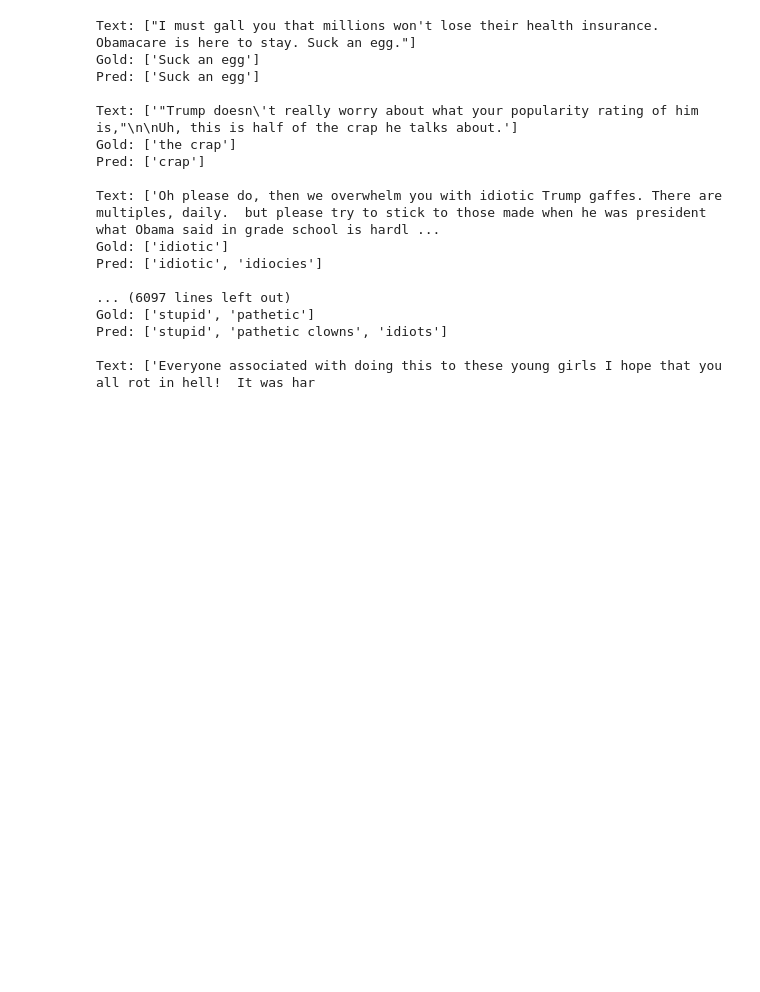
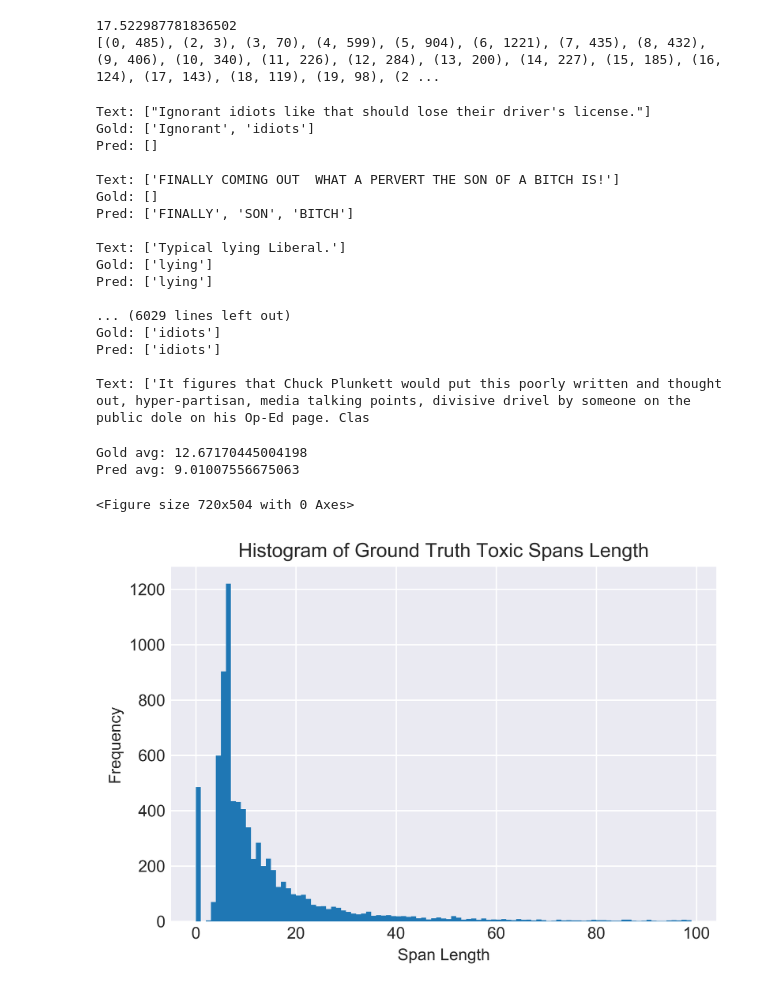
Before and after one commit to Yakoob-Khan/Toxic-Spans-Detection, a Jupyter notebook: code/Test Notebook.ipynb, the cells around one changed output. Saved outputs shown, nothing was run; the diff lists cells and outputs as text; code cells hidden in the pictures; blank space fills up the shorter version.

```diff
--- a/code/Test Notebook.ipynb
+++ b/code/Test Notebook.ipynb
@@ -1,33 +18,75 @@
+# %%
+total = [len(span) for span in spans]
+avg = sum(total) / len(total)
+print(avg)
+from collections import Counter
+count = Counter(total)
+arr = sorted(list(count.items()))
+print(arr)
+# %% [output]
+17.522987781836502
+[(0, 485), (2, 3), (3, 70), (4, 599), (5, 904), (6, 1221), (7, 435), (8, 432), (9, 406), (10, 340), (11, 226), (12, 284), (13, 200), (14, 227), (15, 185), (16, 124), (17, 143), (18, 119), (19, 98), (2 ...
 # %%
 from ast import literal_eval
 
 file = open('predictions.txt', 'r')
+gold, pred = 0, 0
 count = 0
-total = 0
 for line in file.readlines():
     info = literal_eval(line)
     print(f"Text: {info[0]}")
     print(f"Gold: {info[1]}")
     print(f"Pred: {info[2]} \n")
     count += 1
-    total += 1
+    gold += sum([len(word) for word in info[1]])
+    pred += sum([len(word) for word in info[2]])
+
 
 # print(f"Missclassify: {count/total}")
 # %% [output]
-Text: ["I must gall you that millions won't lose their health insurance. Obamacare is here to stay. Suck an egg."]
-Gold: ['Suck an egg']
-Pred: ['Suck an egg']
+Text: ["Ignorant idiots like that should lose their driver's license."]
+Gold: ['Ignorant', 'idiots']
+Pred: []
 
-Text: ['"Trump doesn\'t really worry about what your popularity rating of him is,"\n\nUh, this is half of the crap he talks about.']
-Gold: ['the crap']
-Pred: ['crap']
+Text: ['FINALLY COMING OUT  WHAT A PERVERT THE SON OF A BITCH IS!']
+Gold: []
+Pred: ['FINALLY', 'SON', 'BITCH']
 
-Text: ['Oh please do, then we overwhelm you with idiotic Trump gaffes. There are multiples, daily.  but please try to stick to those made when he was president what Obama said in grade school is hardl ...
-Gold: ['idiotic']
-Pred: ['idiotic', 'idiocies']
+Text: ['Typical lying Liberal.']
+Gold: ['lying']
+Pred: ['lying']
 
-... (6097 lines left out)
-Gold: ['stupid', 'pathetic']
-Pred: ['stupid', 'pathetic clowns', 'idiots']
+... (6029 lines left out)
+Gold: ['idiots']
+Pred: ['idiots']
 
-Text: ['Everyone associated with doing this to these young girls I hope that you all rot in hell!  It was har
+Text: ['It figures that Chuck Plunkett would put this poorly written and thought out, hyper-partisan, media talking points, divisive drivel by someone on the public dole on his Op-Ed page. Clas
+# %%
+print(f"Gold avg: {gold / count}")
+print(f"Pred avg: {pred / count}")
+# %% [output]
+Gold avg: 12.67170445004198
+Pred avg: 9.01007556675063
+# %%
+import matplotlib.pyplot as plt
+import numpy as np
+
+# Creating plot
+fig = plt.figure(figsize =(10, 7))
+plt.style.use('seaborn-darkgrid')
+plt.figure(dpi=600)
+
+
+plt.xlabel("Span Length")
+plt.ylabel("Frequency")
+
+bins = [i for i in range(0, 100, 1)]
+plt.hist(np.array(total), bins)
+
+plt.title("Histogram of Ground Truth Toxic Spans Length")
+
+# show plot
+plt.show()
+# %% [output]
+<Figure size 720x504 with 0 Axes>
+[figure, added]
```
Also changed, not shown: parts of 3 cells of this notebook, 5 other files.
